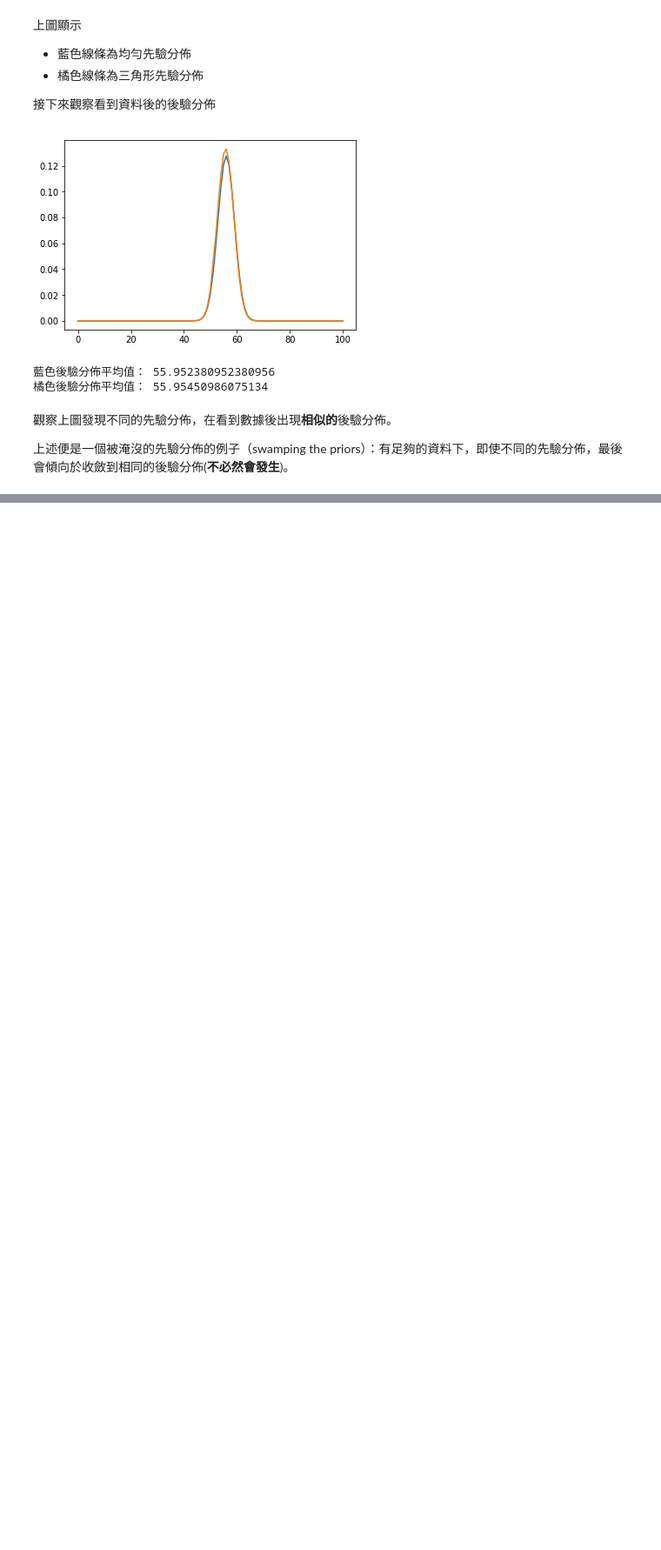
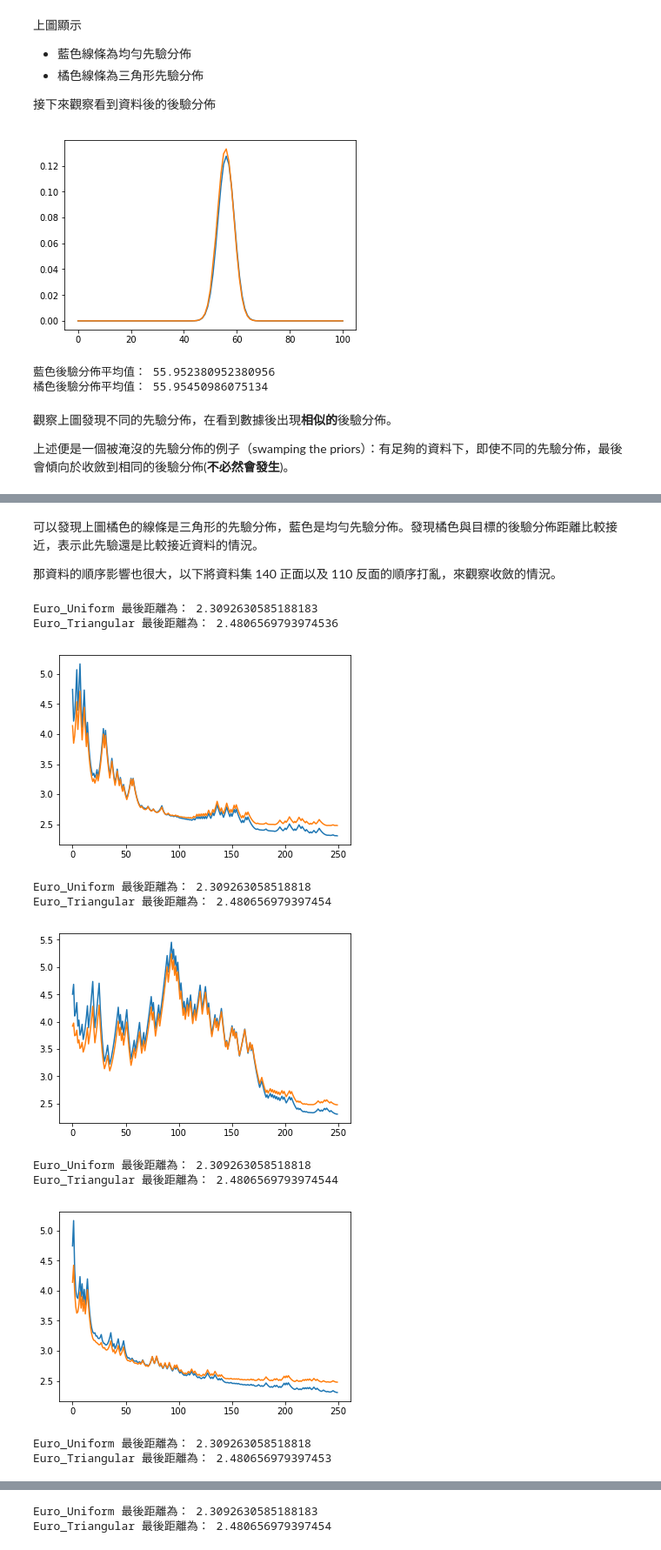
Before and after one commit to 18fanfan/mandarin_think_bayes, a Jupyter notebook: chapter_4.3.ipynb, the cells around one changed output, grey strips where cells are left out. Shown at 87% size. Saved outputs shown, nothing was run; the diff lists cells and outputs as text; code cells hidden in the pictures; blank space fills up the shorter version.

```diff
--- a/chapter_4.3.ipynb
+++ b/chapter_4.3.ipynb
@@ -86,0 +132,19 @@ print("橘色後驗分佈平均值：", suite2.Mean())
+# %% [markdown]
+可以發現上圖橘色的線條是三角形的先驗分佈，藍色是均勻先驗分佈。發現橘色與目標的後驗分佈距離比較接近，表示此先驗還是比較接近資料的情況。
+
+那資料的順序影響也很大，以下將資料集 140 正面以及 110 反面的順序打亂，來觀察收斂的情況。
+# %%
+for i in range(5):
+    do_exp(shuffle=True)
+# %% [output]
+Euro_Uniform 最後距離為： 2.3092630585188183
+Euro_Triangular 最後距離為： 2.4806569793974536
+[figure, added]
+Euro_Uniform 最後距離為： 2.309263058518818
+Euro_Triangular 最後距離為： 2.480656979397454
+[figure, added]
+Euro_Uniform 最後距離為： 2.309263058518818
+Euro_Triangular 最後距離為： 2.4806569793974544
+[figure, added]
+Euro_Uniform 最後距離為： 2.309263058518818
+Euro_Triangular 最後距離為： 2.480656979397453
@@ -86,0 +152,2 @@ print("橘色後驗分佈平均值：", suite2.Mean())
+Euro_Uniform 最後距離為： 2.3092630585188183
+Euro_Triangular 最後距離為： 2.480656979397454
```
Also changed, not shown: parts of 4 cells of this notebook.
